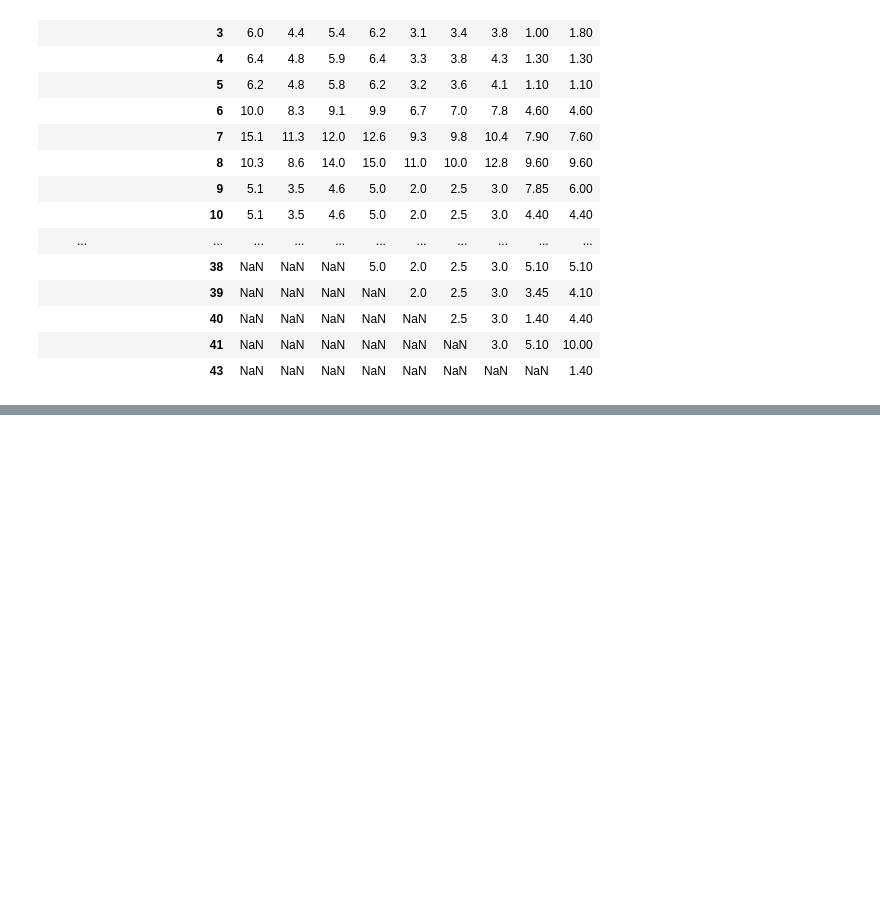
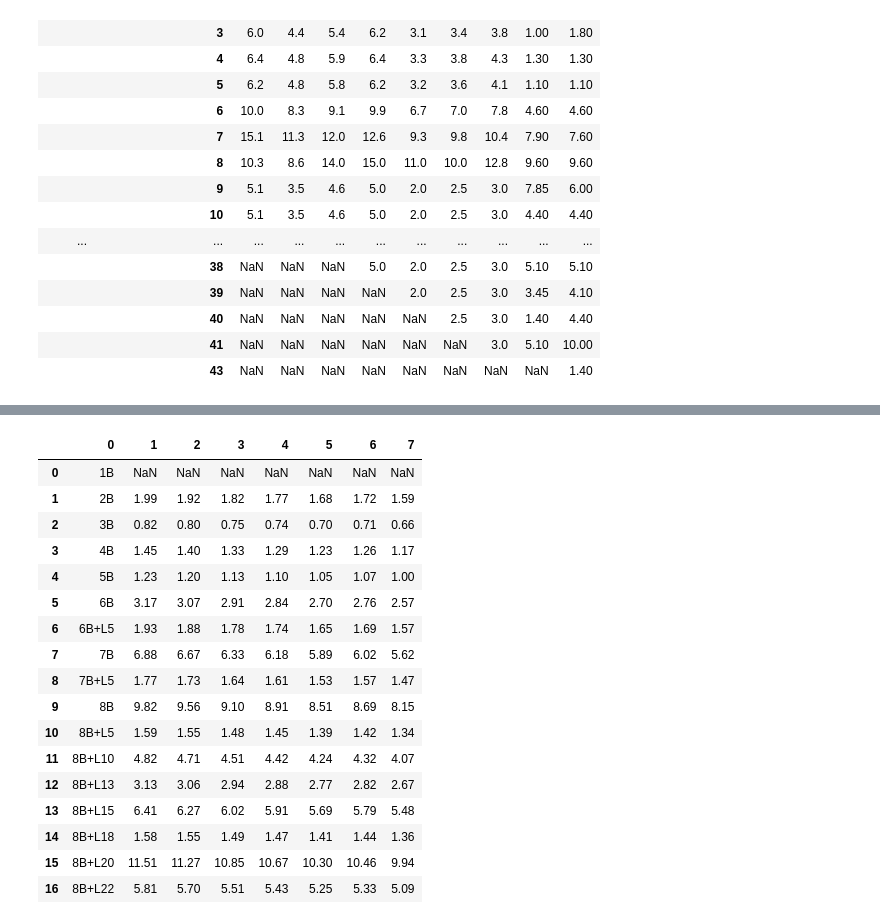
Before and after one commit to Anias-clo/Teacher_Payroll_Analysis, a Jupyter notebook: poc.ipynb, the cells around one changed output, grey strips where cells are left out. Cells and saved outputs as stored; diff of their text form; code cells hidden in the pictures; blank space fills up the shorter version.

```diff
--- a/poc.ipynb
+++ b/poc.ipynb
@@ -161,0 +204,2 @@ pd.crosstab(df[(df['Salary Simplified Delta Category']=='Salary Increased')]['Fi
+# %%
+df_schedule = pd.read_csv('cleaned_salary_schedule_2024.csv')
@@ -161,0 +225,25 @@ pd.crosstab(df[(df['Salary Simplified Delta Category']=='Salary Increased')]['Fi
+# %%
+pd.concat([df_schedule[df_schedule['Paystep'].str.contains('B')]['Paystep'],
+           (df_schedule[df_schedule['Paystep'].str.contains('B')].select_dtypes('number').pct_change()*100)\
+           .round(2)],
+           axis=1,
+           ignore_index=True).reset_index(drop=True)
+# %% [output]
+|  | 0 | 1 | 2 | 3 | 4 | 5 | 6 | 7 |
+| 0 | 1B | NaN | NaN | NaN | NaN | NaN | NaN | NaN |
+| 1 | 2B | 1.99 | 1.92 | 1.82 | 1.77 | 1.68 | 1.72 | 1.59 |
+| 2 | 3B | 0.82 | 0.80 | 0.75 | 0.74 | 0.70 | 0.71 | 0.66 |
+| 3 | 4B | 1.45 | 1.40 | 1.33 | 1.29 | 1.23 | 1.26 | 1.17 |
+| 4 | 5B | 1.23 | 1.20 | 1.13 | 1.10 | 1.05 | 1.07 | 1.00 |
+| 5 | 6B | 3.17 | 3.07 | 2.91 | 2.84 | 2.70 | 2.76 | 2.57 |
+| 6 | 6B+L5 | 1.93 | 1.88 | 1.78 | 1.74 | 1.65 | 1.69 | 1.57 |
+| 7 | 7B | 6.88 | 6.67 | 6.33 | 6.18 | 5.89 | 6.02 | 5.62 |
+| 8 | 7B+L5 | 1.77 | 1.73 | 1.64 | 1.61 | 1.53 | 1.57 | 1.47 |
+| 9 | 8B | 9.82 | 9.56 | 9.10 | 8.91 | 8.51 | 8.69 | 8.15 |
+| 10 | 8B+L5 | 1.59 | 1.55 | 1.48 | 1.45 | 1.39 | 1.42 | 1.34 |
+| 11 | 8B+L10 | 4.82 | 4.71 | 4.51 | 4.42 | 4.24 | 4.32 | 4.07 |
+| 12 | 8B+L13 | 3.13 | 3.06 | 2.94 | 2.88 | 2.77 | 2.82 | 2.67 |
+| 13 | 8B+L15 | 6.41 | 6.27 | 6.02 | 5.91 | 5.69 | 5.79 | 5.48 |
+| 14 | 8B+L18 | 1.58 | 1.55 | 1.49 | 1.47 | 1.41 | 1.44 | 1.36 |
+| 15 | 8B+L20 | 11.51 | 11.27 | 10.85 | 10.67 | 10.30 | 10.46 | 9.94 |
+| 16 | 8B+L22 | 5.81 | 5.70 | 5.51 | 5.43 | 5.25 | 5.33 | 5.09 |
```
Also changed, not shown: parts of 8 cells of this notebook, 5 other files.
